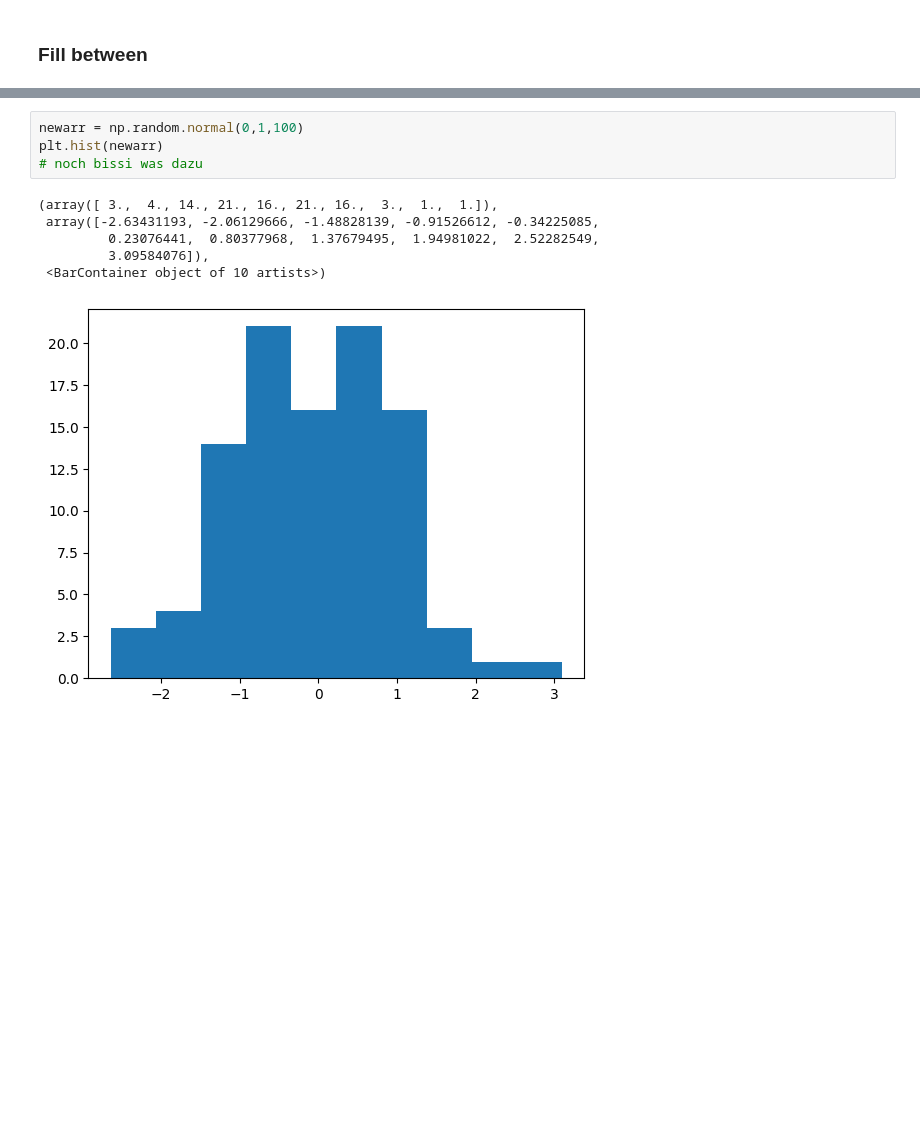
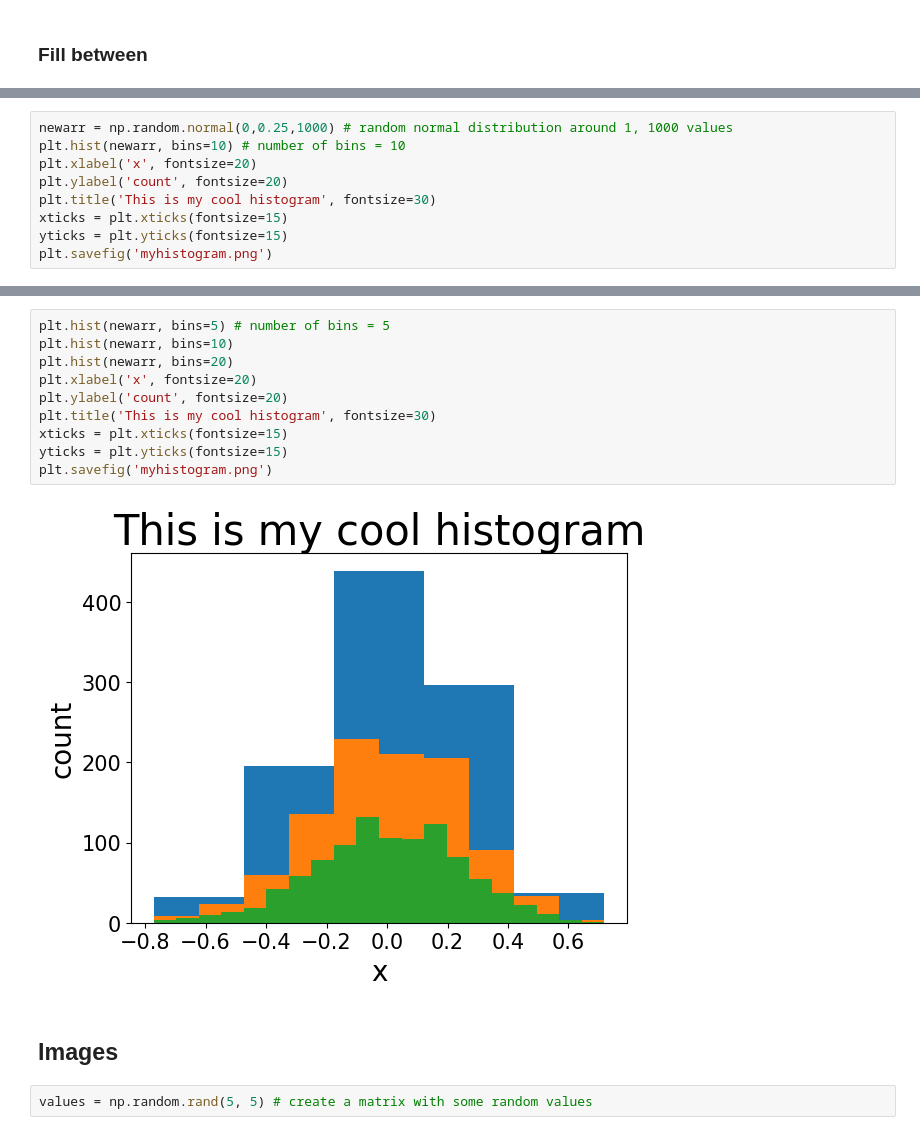
Before and after one commit to Chia-vie/BSc_tutorial, a Jupyter notebook: plotting_in_python.ipynb, the cells around one changed output, grey strips where cells are left out. Drawn from its saved outputs; the diff is of its cells as text; blank space fills up the shorter version.

```diff
--- a/plotting_in_python.ipynb
+++ b/plotting_in_python.ipynb
@@ -84,0 +201,9 @@ Text(0.5, 1.0, 'This is my cool plot')
+# %%
+newarr = np.random.normal(0,0.25,1000) # random normal distribution around 1, 1000 values
+plt.hist(newarr, bins=10) # number of bins = 10
+plt.xlabel('x', fontsize=20)
+plt.ylabel('count', fontsize=20)
+plt.title('This is my cool histogram', fontsize=30)
+xticks = plt.xticks(fontsize=15)
+yticks = plt.yticks(fontsize=15)
+plt.savefig('myhistogram.png')
@@ -85,11 +212,16 @@ Text(0.5, 1.0, 'This is my cool plot')
 # %%
-newarr = np.random.normal(0,1,100)
-plt.hist(newarr)
-# noch bissi was dazu
+plt.hist(newarr, bins=5) # number of bins = 5
+plt.hist(newarr, bins=10)
+plt.hist(newarr, bins=20)
+plt.xlabel('x', fontsize=20)
+plt.ylabel('count', fontsize=20)
+plt.title('This is my cool histogram', fontsize=30)
+xticks = plt.xticks(fontsize=15)
+yticks = plt.yticks(fontsize=15)
+plt.savefig('myhistogram.png')
 # %% [output]
-(array([ 3.,  4., 14., 21., 16., 21., 16.,  3.,  1.,  1.]),
- array([-2.63431193, -2.06129666, -1.48828139, -0.91526612, -0.34225085,
-         0.23076441,  0.80377968,  1.37679495,  1.94981022,  2.52282549,
-         3.09584076]),
- <BarContainer object of 10 artists>)
-[figure, old version]
+[figure, new version]
+# %% [markdown]
+## Images
+# %%
+values = np.random.rand(5, 5) # create a matrix with some random values
```
Also changed, not shown: parts of 25 cells of this notebook.
